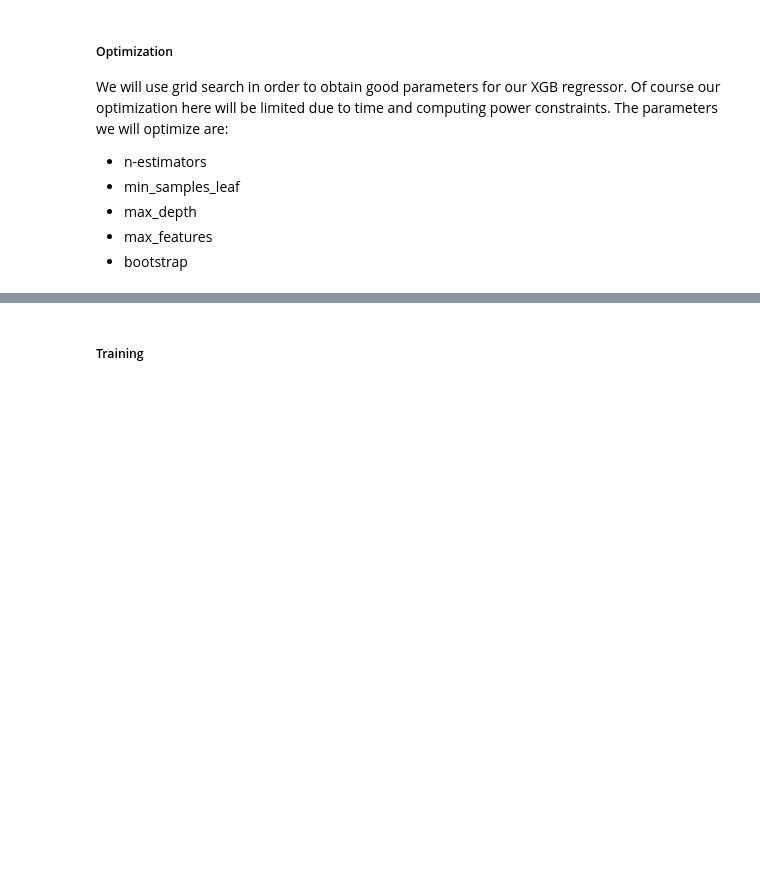
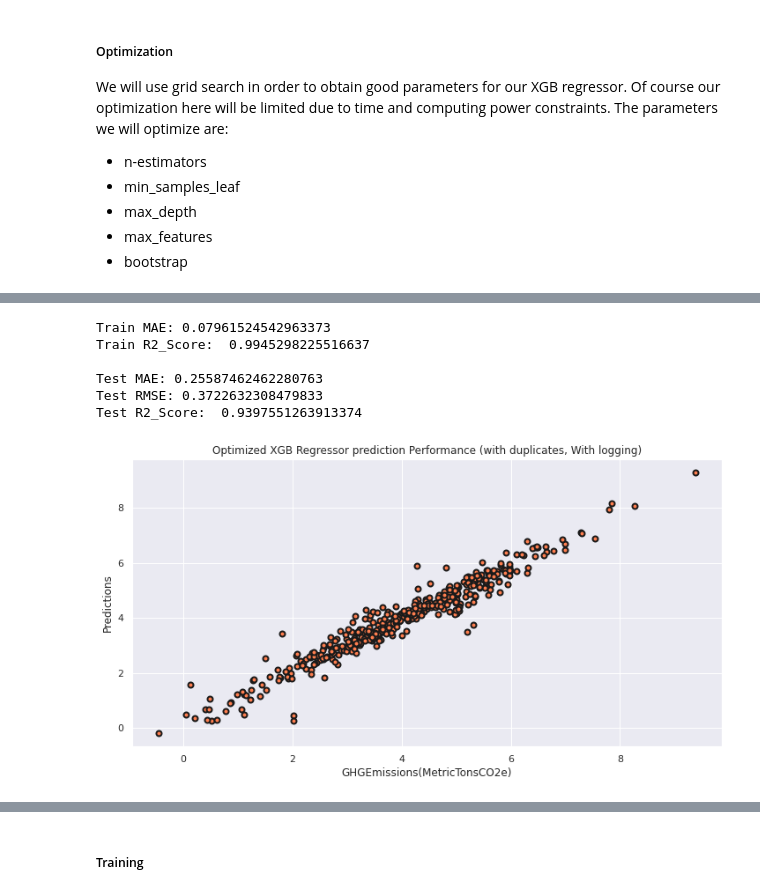
Before and after one commit to mariusbiteau/Buildings_Electrical-Consumption_CO2-Emissions_Prediction, a Jupyter notebook: Analysis_Buildings_Electrical_Consumption_CO2_Emissions_Prediction.ipynb, the cells around one changed output, grey strips where cells are left out. Cells and saved outputs as stored; diff of their text form; code cells hidden in the pictures; blank space fills up the shorter version.

```diff
--- a/Analysis_Buildings_Electrical_Consumption_CO2_Emissions_Prediction.ipynb
+++ b/Analysis_Buildings_Electrical_Consumption_CO2_Emissions_Prediction.ipynb
@@ -1065,2 +1076,2 @@ rf_param_grid = {'objective':['reg:squarederror'],
 # %%
-rf_co2 = GridSearchCV(estimator= XGBRegressor(), param_grid = rf_param_grid,  cv=5, verbose=0)
+xgbr_co2_grid = GridSearchCV(estimator= XGBRegressor(), param_grid = rf_param_grid,  cv=5, verbose=0)
@@ -1067,2 +1080,2 @@ rf_co2 = GridSearchCV(estimator= XGBRegressor(), param_grid = rf_param_grid,  cv
 # %%
- rf_co2.fit(X_train,y_train)
+ xgbr_co2_grid.fit(X_train,y_train)
@@ -1073,0 +1113,3 @@ rf_co2_opti
+# %%
+xgbr_co2_grid_opti = xgbr_co2_grid.best_estimator_
+xgbr_co2_grid_opti
@@ -1074,3 +1125,3 @@ rf_co2_opti
 # %%
-rf_co2_train_predictions = rf_co2_opti.predict(X_train)
-rf_co2_test_predictions = rf_co2_opti.predict(X_test)
+xgbr_co2_grid_train_predictions = xgbr_co2_grid_opti.predict(X_train)
+xgbr_co2_grid_test_predictions = xgbr_co2_grid_opti.predict(X_test)
@@ -1077,15 +1130,23 @@ rf_co2_test_predictions = rf_co2_opti.predict(X_test)
 # %%
-print('Train MAE:', mean_absolute_error(y_train, rf_co2_train_predictions))
-print('Train R2_Score: ', r2_score(y_train, rf_co2_train_predictions))
+print('Train MAE:', mean_absolute_error(y_train, xgbr_co2_grid_train_predictions))
+print('Train R2_Score: ', r2_score(y_train, xgbr_co2_grid_train_predictions))
 print()
-print('Test MAE:', mean_absolute_error(y_test, rf_co2_test_predictions))
-print('Test RMSE:', np.sqrt(mean_squared_error(y_test, rf_co2_test_predictions)))
-print('Test R2_Score: ', r2_score(y_test, rf_co2_test_predictions))
+print('Test MAE:', mean_absolute_error(y_test, xgbr_co2_grid_test_predictions))
+print('Test RMSE:', np.sqrt(mean_squared_error(y_test, xgbr_co2_grid_test_predictions)))
+print('Test R2_Score: ', r2_score(y_test, xgbr_co2_grid_test_predictions))
 
 fig = plt.figure(figsize=(12, 6))
-plt.scatter(y_test,rf_co2_test_predictions,color='coral', linewidths=2, edgecolors='k')
+plt.scatter(y_test,xgbr_co2_grid_test_predictions,color='coral', linewidths=2, edgecolors='k')
 plt.xlabel('GHGEmissions(MetricTonsCO2e)')
 plt.ylabel('Predictions')
 plt.title('Optimized XGB Regressor prediction Performance (with duplicates, With logging)')
 plt.grid(True)
 plt.show()
+# %% [output]
+Train MAE: 0.07961524542963373
+Train R2_Score:  0.9945298225516637
+
+Test MAE: 0.25587462462280763
+Test RMSE: 0.3722632308479833
+Test R2_Score:  0.9397551263913374
+[figure, added]
```
Also changed, not shown: parts of 87 cells of this notebook.
